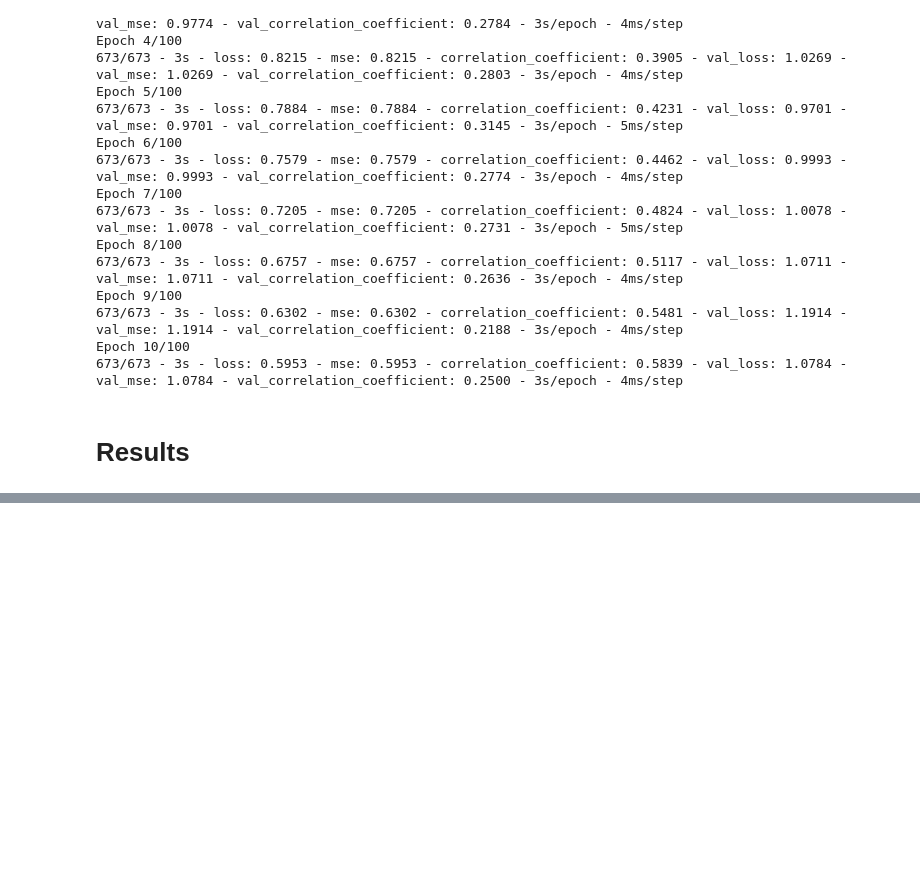
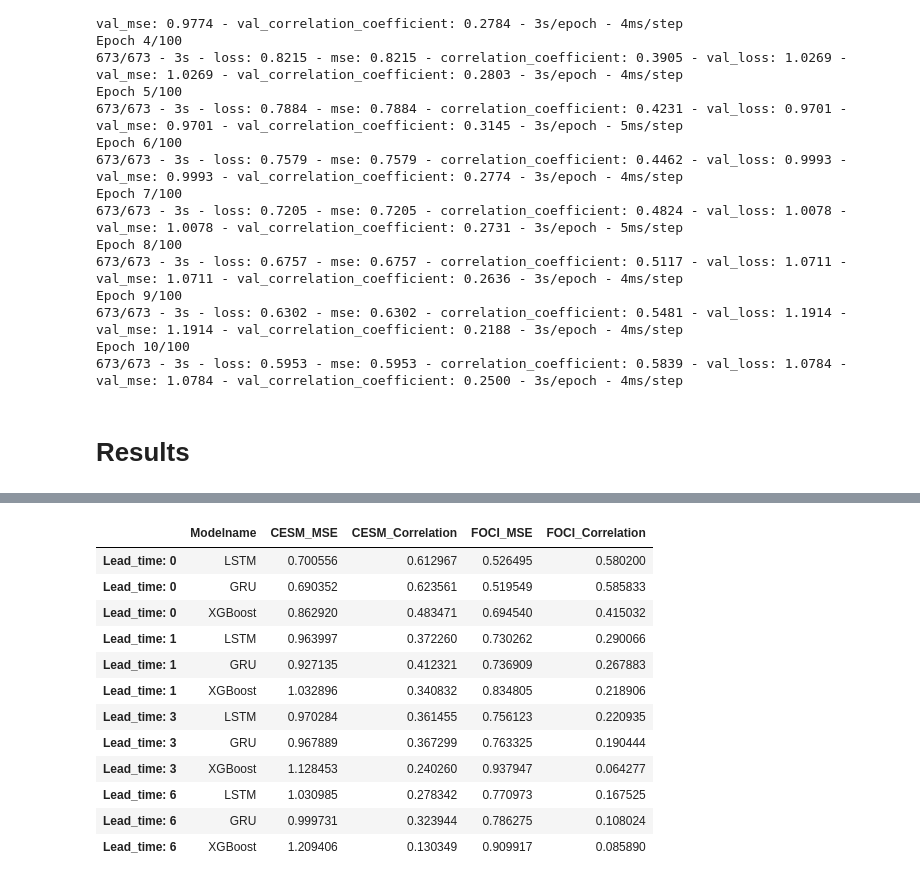
Before and after one commit to JP-CAU/Sahel_Rainfall, a Jupyter notebook: Notebooks/LSTM.ipynb, the cells around one changed output, grey strips where cells are left out. Saved outputs shown, nothing was run; the diff lists cells and outputs as text; code cells hidden in the pictures; blank space fills up the shorter version.

```diff
--- a/Notebooks/LSTM.ipynb
+++ b/Notebooks/LSTM.ipynb
@@ -23,6 +24,23 @@ To enable the following instructions: AVX2 FMA, in other operations, rebuild Ten
 # %%
 seq_length = 24
 data = dataclass.Data(lead_time=1, seq_length=24)
+# %%
+def build_model(lead_time):
+    model = tf.keras.models.Sequential()
+    if lead_time == 0:
+        model.add(tf.keras.layers.LSTM(64, activation='relu', return_sequences=False, input_shape=(seq_length,28)))
+    else:
+        model.add(tf.keras.layers.LSTM(64, activation='relu', return_sequences=False, input_shape=(seq_length,29)))
+
+    model.add(tf.keras.layers.Dropout(0.3))
+    model.add(tf.keras.layers.Dense(32, activation="relu"))
+    model.add(tf.keras.layers.Dropout(0.3))
+    model.add(tf.keras.layers.Dense(1, activation="linear"))
+
+    model.compile(optimizer=Adam(learning_rate=0.001),
+                loss=tf.keras.losses.MeanSquaredError(),
+                metrics=['mse', correlation_coefficient.correlation_coefficient])
+    return model
 # %% [markdown]
 # Model
 # %%
@@ -123,0 +228,3 @@ plot_ts.plot_ts(data.test_target_CESM, predictions, ts_start=10794, ts_end=10994
+# %%
+df = pd.DataFrame.from_dict(results)
+df
@@ -123,0 +237,20 @@ plot_ts.plot_ts(data.test_target_CESM, predictions, ts_start=10794, ts_end=10994
+# %%
+df_GRU = pd.read_csv("Results_GRU.csv", sep=';', index_col=0)
+df_XGB = pd.read_csv("Results_XGBoost.csv", sep=';', index_col=0)
+df_total = pd.concat([df, df_GRU, df_XGB])
+df_total.sort_index(axis=0, inplace=True)
+df_total
+# %% [output]
+|  | Modelname | CESM_MSE | CESM_Correlation | FOCI_MSE | FOCI_Correlation |
+| Lead_time: 0 | LSTM | 0.700556 | 0.612967 | 0.526495 | 0.580200 |
+| Lead_time: 0 | GRU | 0.690352 | 0.623561 | 0.519549 | 0.585833 |
+| Lead_time: 0 | XGBoost | 0.862920 | 0.483471 | 0.694540 | 0.415032 |
+| Lead_time: 1 | LSTM | 0.963997 | 0.372260 | 0.730262 | 0.290066 |
+| Lead_time: 1 | GRU | 0.927135 | 0.412321 | 0.736909 | 0.267883 |
+| Lead_time: 1 | XGBoost | 1.032896 | 0.340832 | 0.834805 | 0.218906 |
+| Lead_time: 3 | LSTM | 0.970284 | 0.361455 | 0.756123 | 0.220935 |
+| Lead_time: 3 | GRU | 0.967889 | 0.367299 | 0.763325 | 0.190444 |
+| Lead_time: 3 | XGBoost | 1.128453 | 0.240260 | 0.937947 | 0.064277 |
+| Lead_time: 6 | LSTM | 1.030985 | 0.278342 | 0.770973 | 0.167525 |
+| Lead_time: 6 | GRU | 0.999731 | 0.323944 | 0.786275 | 0.108024 |
+| Lead_time: 6 | XGBoost | 1.209406 | 0.130349 | 0.909917 | 0.085890 |
```
Also changed, not shown: parts of 9 cells of this notebook, 6 other files.
